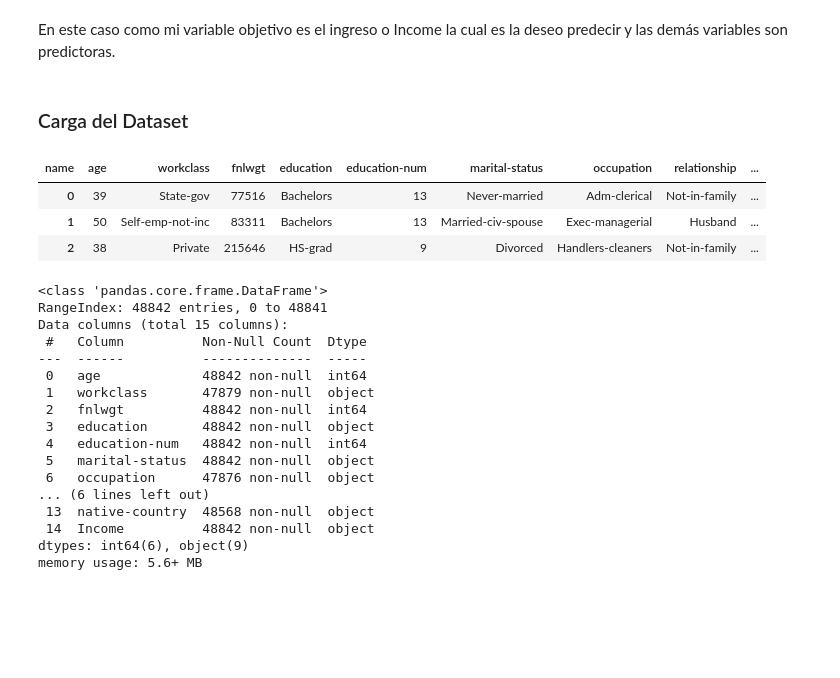
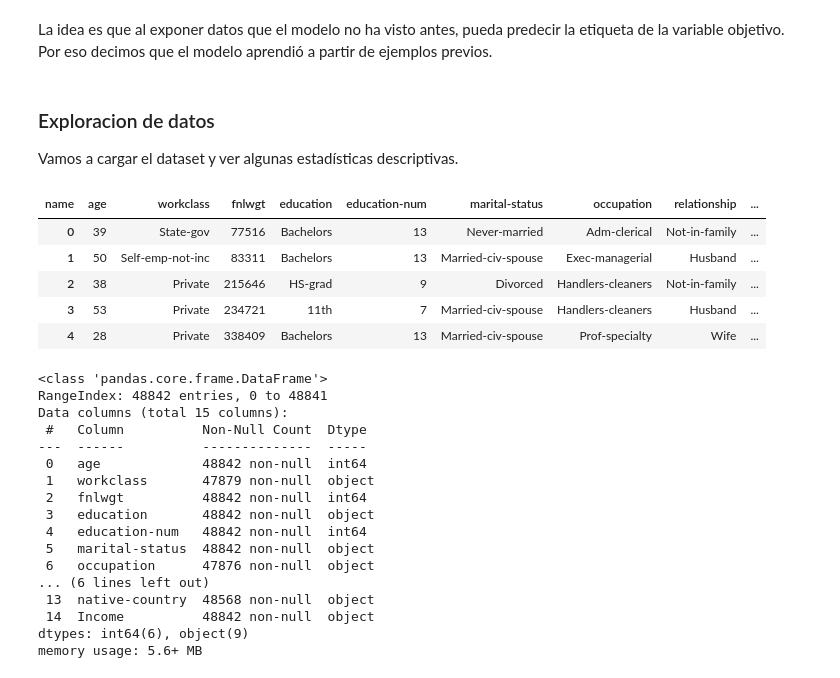
Before and after one commit to caljure/IncomeDataSet, a Jupyter notebook: modelo/4.Preprocesamiento_Entrenamiento.ipynb, the cells around one changed output. Drawn from its saved outputs; the diff is of its cells as text; code cells hidden in the pictures; blank space fills up the shorter version.

Commit message:
model update

```diff
--- a/modelo/4.Preprocesamiento_Entrenamiento.ipynb
+++ b/modelo/4.Preprocesamiento_Entrenamiento.ipynb
@@ -26,16 +32,29 @@ Durante la primera etapa se tiene en cuenta la creación del modelo, según los
-# %% [markdown]
-En este caso como mi variable objetivo es el ingreso o Income la cual es la deseo predecir y las demás variables son predictoras.
-# %% [markdown]
-### Carga del Dataset
-# %%
-df = pd.DataFrame(X, columns=adult.variables.name[:-1])
-df['Income'] = y
-df.head(3)
-# %% [output]
-| name | age | workclass | fnlwgt | education | education-num | marital-status | occupation | relationship | ... |
-| 0 | 39 | State-gov | 77516 | Bachelors | 13 | Never-married | Adm-clerical | Not-in-family | ... |
-| 1 | 50 | Self-emp-not-inc | 83311 | Bachelors | 13 | Married-civ-spouse | Exec-managerial | Husband | ... |
-| 2 | 38 | Private | 215646 | HS-grad | 9 | Divorced | Handlers-cleaners | Not-in-family | ... |
+# %% [markdown]
+La idea es que al exponer datos que el modelo no ha visto antes, pueda predecir la etiqueta de la variable objetivo. Por eso decimos que el modelo aprendió a partir de ejemplos previos.
+# %% [markdown]
+### Exploracion de datos
+
+Vamos a cargar el dataset y ver algunas estadísticas descriptivas.
+# %%
+import pandas as pd
+import numpy as np
+import matplotlib.pyplot as plt
+import seaborn as sns
+
+# Transformación de los datos en un dataframe de pandas
+
+df = pd.DataFrame(X, columns=adult.variables.name[:-1])
+df['Income'] = y
+
+# Visualización de los primeros registros
+df.head()
+# %% [output]
+| name | age | workclass | fnlwgt | education | education-num | marital-status | occupation | relationship | ... |
+| 0 | 39 | State-gov | 77516 | Bachelors | 13 | Never-married | Adm-clerical | Not-in-family | ... |
+| 1 | 50 | Self-emp-not-inc | 83311 | Bachelors | 13 | Married-civ-spouse | Exec-managerial | Husband | ... |
+| 2 | 38 | Private | 215646 | HS-grad | 9 | Divorced | Handlers-cleaners | Not-in-family | ... |
+| 3 | 53 | Private | 234721 | 11th | 7 | Married-civ-spouse | Handlers-cleaners | Husband | ... |
+| 4 | 28 | Private | 338409 | Bachelors | 13 | Married-civ-spouse | Prof-specialty | Wife | ... |
 # %%
 ### Análisis exploratorio de datos
 
```
Also changed, not shown: parts of 25 cells of this notebook, 3 other files.
